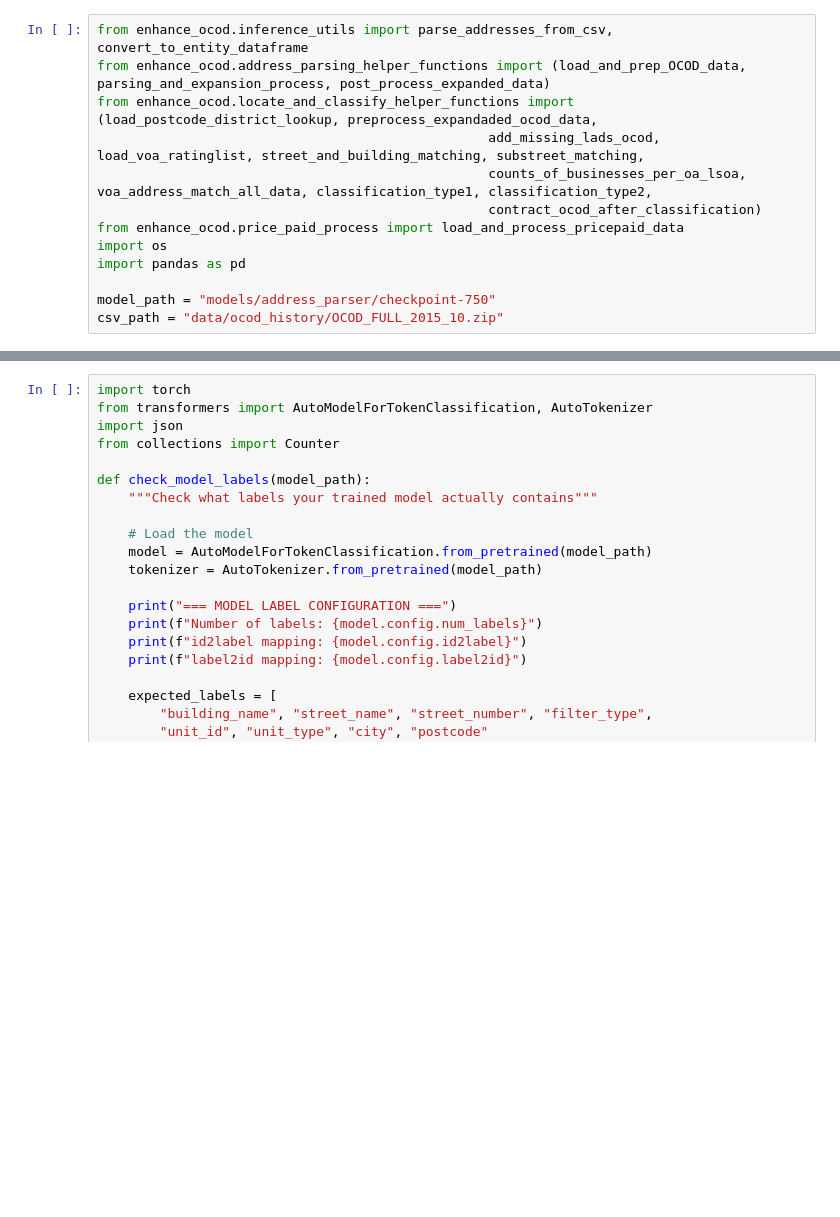
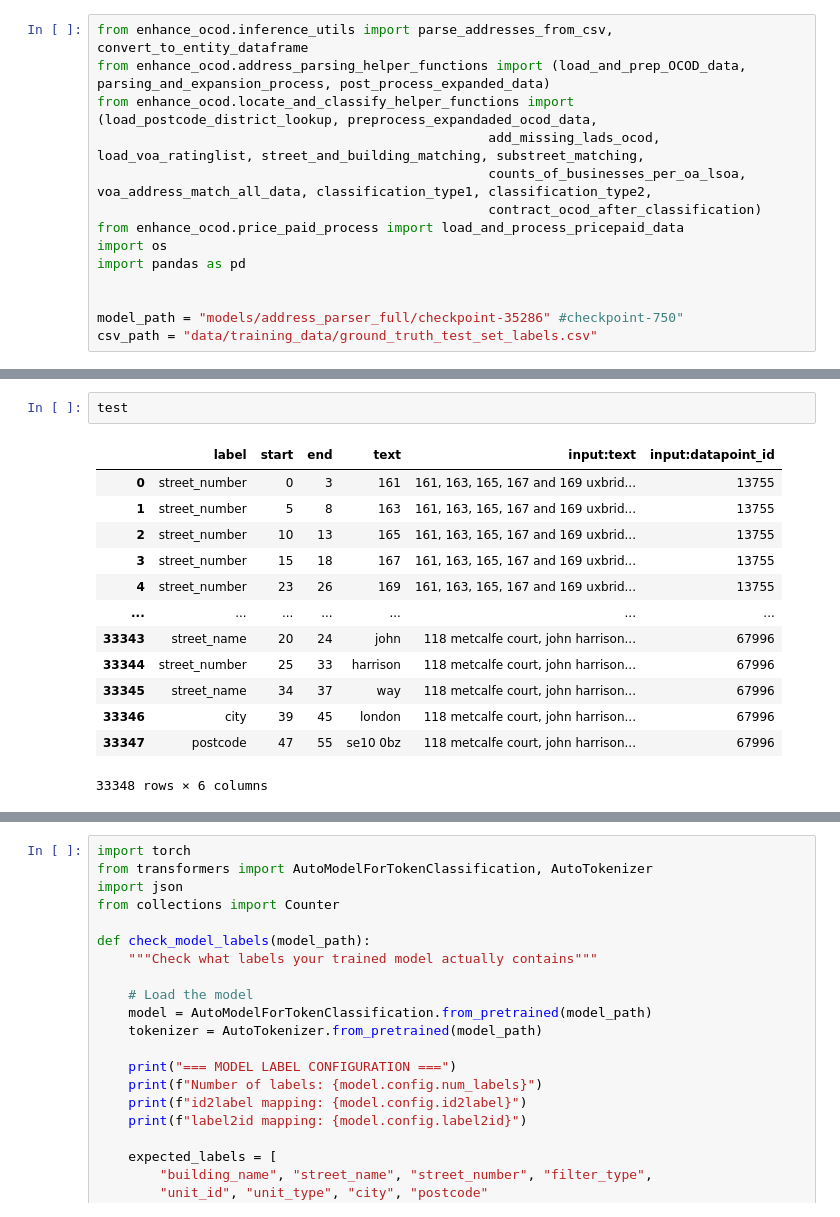
Before and after one commit to JonnoB/enhance_ocod, a Jupyter notebook: test_inference.ipynb, the cells around one changed output, grey strips where cells are left out. Saved outputs shown, nothing was run; the diff lists cells and outputs as text; blank space fills up the shorter version.

```diff
--- a/test_inference.ipynb
+++ b/test_inference.ipynb
@@ -9,5 +9,6 @@ from enhance_ocod.price_paid_process import load_and_process_pricepaid_data
 import os
 import pandas as pd
 
-model_path = "models/address_parser/checkpoint-750"
-csv_path = "data/ocod_history/OCOD_FULL_2015_10.zip"
+
+model_path = "models/address_parser_full/checkpoint-35286" #checkpoint-750"
+csv_path = "data/training_data/ground_truth_test_set_labels.csv"
@@ -108,0 +52,16 @@ address matched  300 lads of 318
+# %%
+test
+# %% [output]
+|  | label | start | end | text | input:text | input:datapoint_id |
+| 0 | street_number | 0 | 3 | 161 | 161, 163, 165, 167 and 169 uxbrid... | 13755 |
+| 1 | street_number | 5 | 8 | 163 | 161, 163, 165, 167 and 169 uxbrid... | 13755 |
+| 2 | street_number | 10 | 13 | 165 | 161, 163, 165, 167 and 169 uxbrid... | 13755 |
+| 3 | street_number | 15 | 18 | 167 | 161, 163, 165, 167 and 169 uxbrid... | 13755 |
+| 4 | street_number | 23 | 26 | 169 | 161, 163, 165, 167 and 169 uxbrid... | 13755 |
+| ... | ... | ... | ... | ... | ... | ... |
+| 33343 | street_name | 20 | 24 | john | 118 metcalfe court, john harrison... | 67996 |
+| 33344 | street_number | 25 | 33 | harrison | 118 metcalfe court, john harrison... | 67996 |
+| 33345 | street_name | 34 | 37 | way | 118 metcalfe court, john harrison... | 67996 |
+| 33346 | city | 39 | 45 | london | 118 metcalfe court, john harrison... | 67996 |
+| 33347 | postcode | 47 | 55 | se10 0bz | 118 metcalfe court, john harrison... | 67996 |
+33348 rows × 6 columns
```
Also changed, not shown: parts of 23 cells of this notebook, 6 other files.
